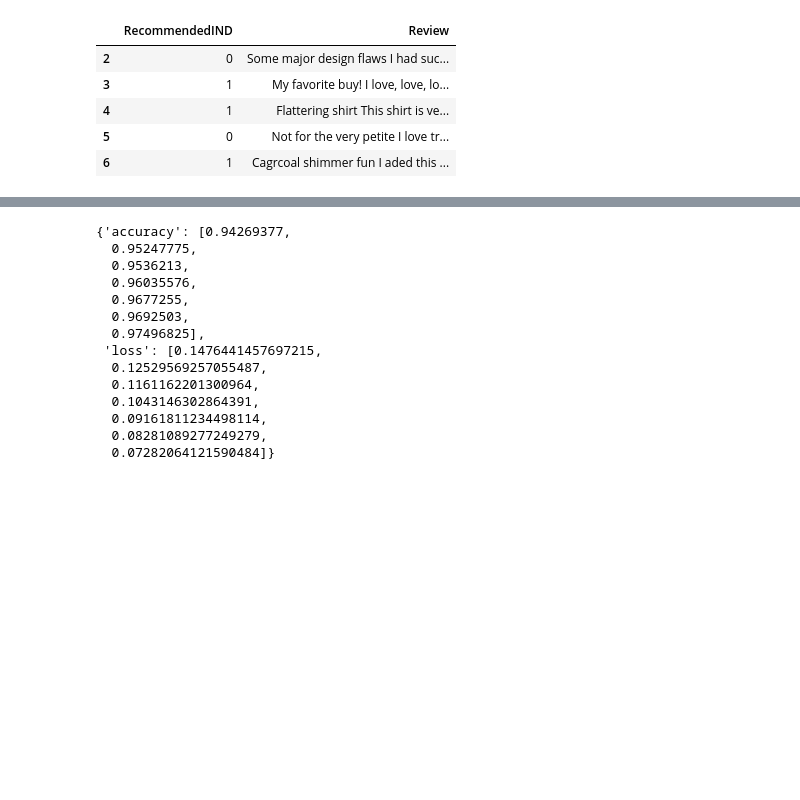
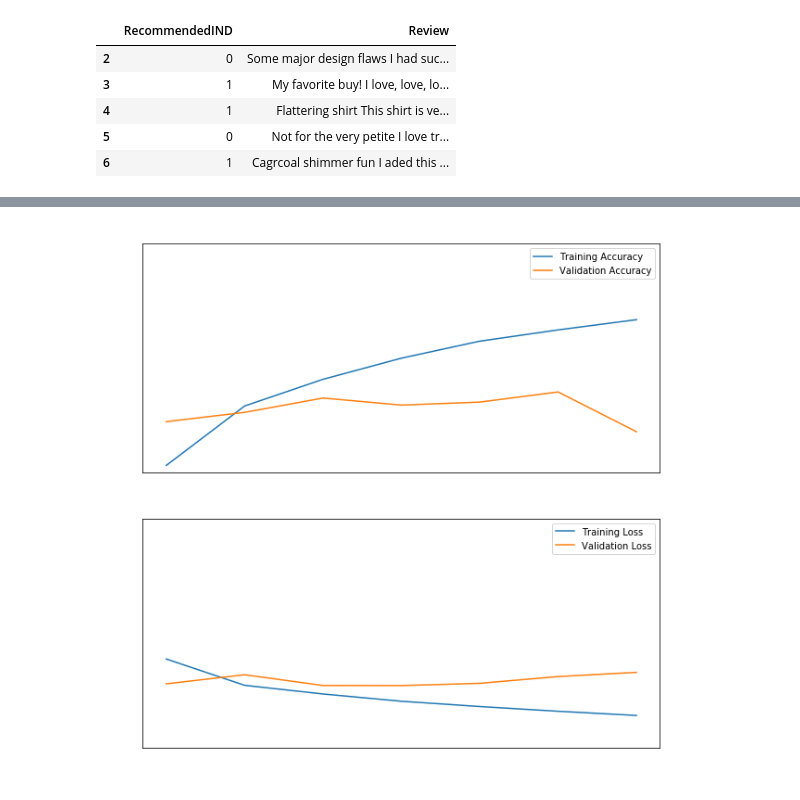
Before and after one commit to diegovrosales/SP1_Laboratorios, a Jupyter notebook: Lab5.ipynb, the cells around one changed output, grey strips where cells are left out. Drawn from its saved outputs; the diff is of its cells as text; code cells hidden in the pictures; blank space fills up the shorter version.

```diff
--- a/Lab5.ipynb
+++ b/Lab5.ipynb
@@ -127,4 +131,4 @@ print(X_test.shape,Y_test.shape)
 # %%
 batch_size = 32
-trained = model.fit(X_train, Y_train, epochs = 7, batch_size=batch_size, verbose = 2)
+trained = model.fit(X_train, Y_train, epochs = 7, batch_size=batch_size, verbose = 2, validation_data=(X_test, Y_test))
 # %% [output]
@@ -179,19 +183,6 @@ def plot_accuracy_and_loss(history):
   plt.show()
 # %%
 history = trained
-history.history
+plot_accuracy_and_loss(history)
 # %% [output]
-{'accuracy': [0.94269377,
-  0.95247775,
-  0.9536213,
-  0.96035576,
-  0.9677255,
-  0.9692503,
-  0.97496825],
- 'loss': [0.1476441457697215,
-  0.12529569257055487,
-  0.1161162201300964,
-  0.1043146302864391,
-  0.09161811234498114,
-  0.08281089277249279,
-  0.07282064121590484]}
+[figure, added]
```
Also changed, not shown: parts of 5 cells of this notebook.
